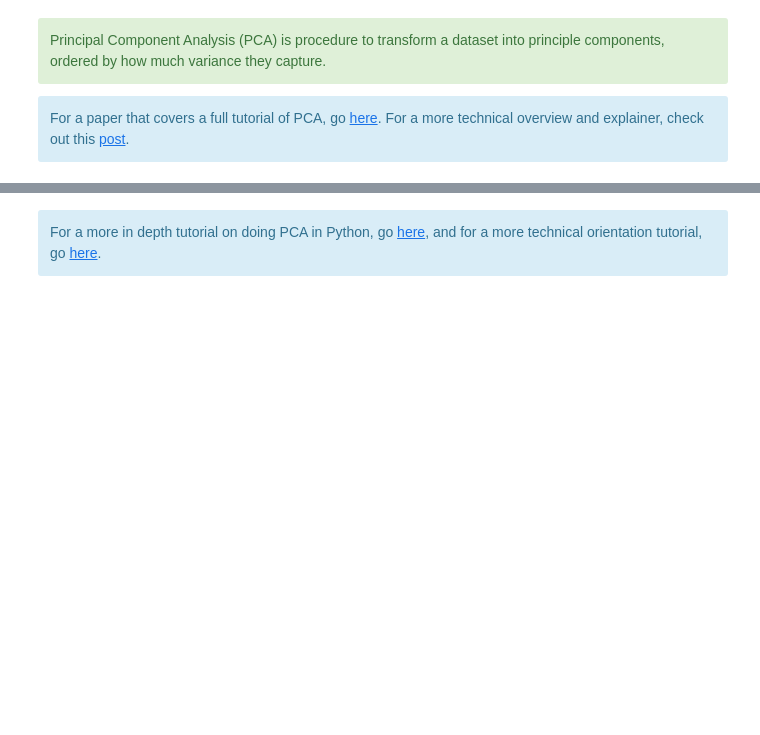
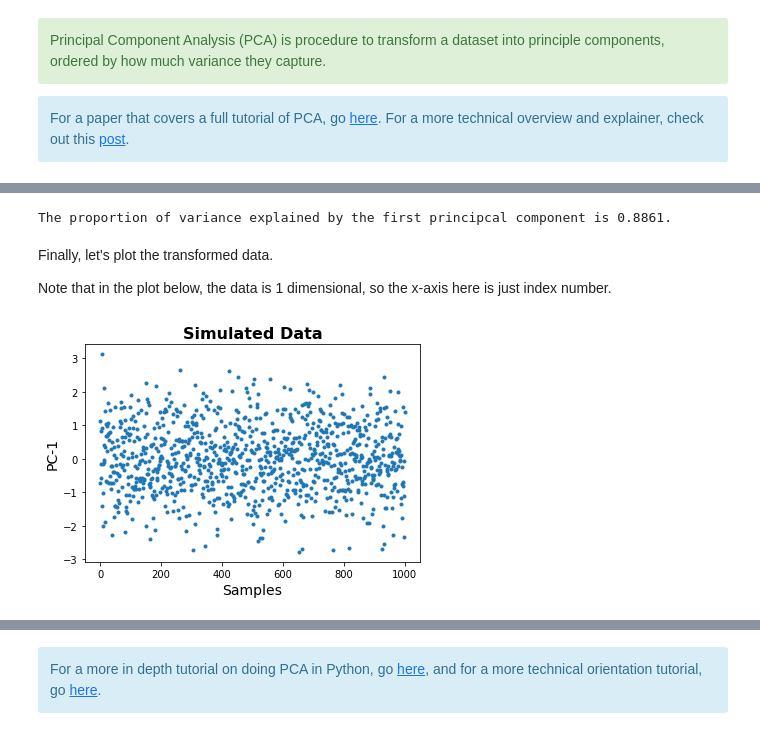
Before and after one commit to COGS108/Tutorials, a Jupyter notebook: 16-DimensionalityReduction.ipynb, the cells around one changed output, grey strips where cells are left out. Drawn from its saved outputs; the diff is of its cells as text; code cells hidden in the pictures; blank space fills up the shorter version.

```diff
--- a/16-DimensionalityReduction.ipynb
+++ b/16-DimensionalityReduction.ipynb
@@ -89,5 +108,5 @@ Here we will use Principal Components Analysis (PCA) for dimensionality reductio
 # Initialize the PCA model, here specifying 1 component
 pca = PCA(n_components=1, whiten=True)
 # %%
-# Fit the PCA model, and apply it to transform the data
-out = pca.fit_transform(dat)
+# Fit PCA to the data
+pca = pca.fit(data)
@@ -100,0 +117,3 @@ plt.plot(out, '.')
+# %%
+# Transform the data, using our learned PCA representation
+out = pca.transform(data)
@@ -100,0 +139,20 @@ plt.plot(out, '.')
+# %%
+# Check how much variance is captured by the first component
+print("The proportion of variance explained by the first " +
+      "principcal component is {:1.4f}.".format(pca.explained_variance_ratio_[0]))
+# %% [output]
+The proportion of variance explained by the first principcal component is 0.8861.
+# %% [markdown]
+Finally, let's plot the transformed data.
+
+Note that in the plot below, the data is 1 dimensional, so the x-axis here is just index number.
+# %%
+# Check out the transformed data, in the new space
+plt.plot(out, '.');
+
+# Add title and labels
+plt.title('Simulated Data', fontsize=16, fontweight='bold')
+plt.xlabel('Samples', fontsize=14);
+plt.ylabel('PC-1', fontsize=14);
+# %% [output]
+[figure, added]
```
Also changed, not shown: parts of 19 cells of this notebook, 17 other files.
